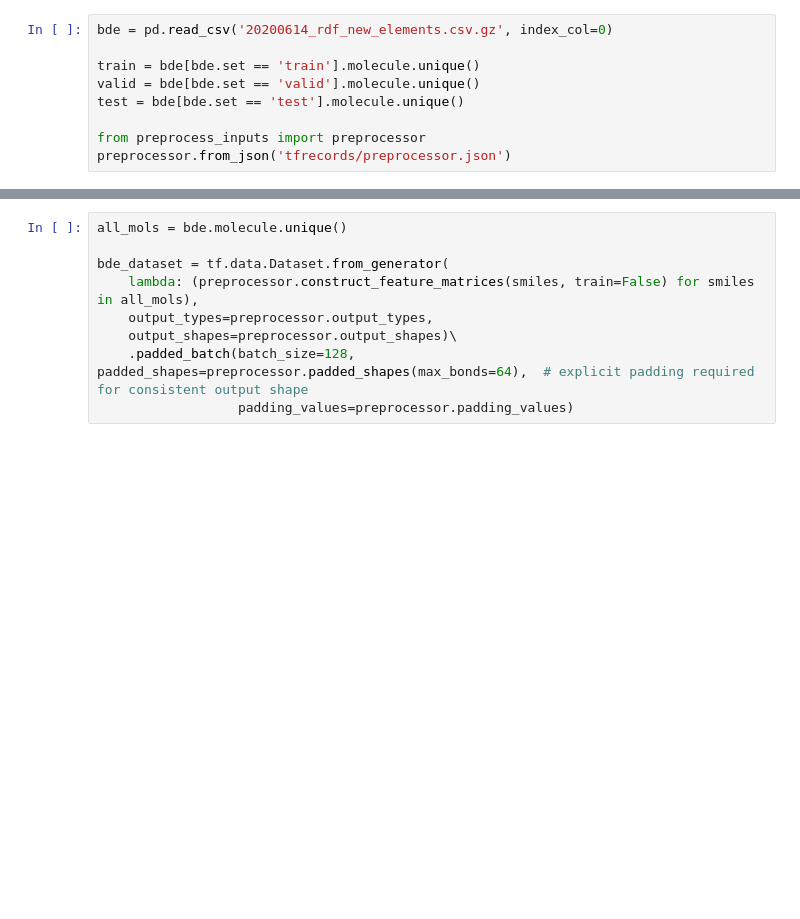
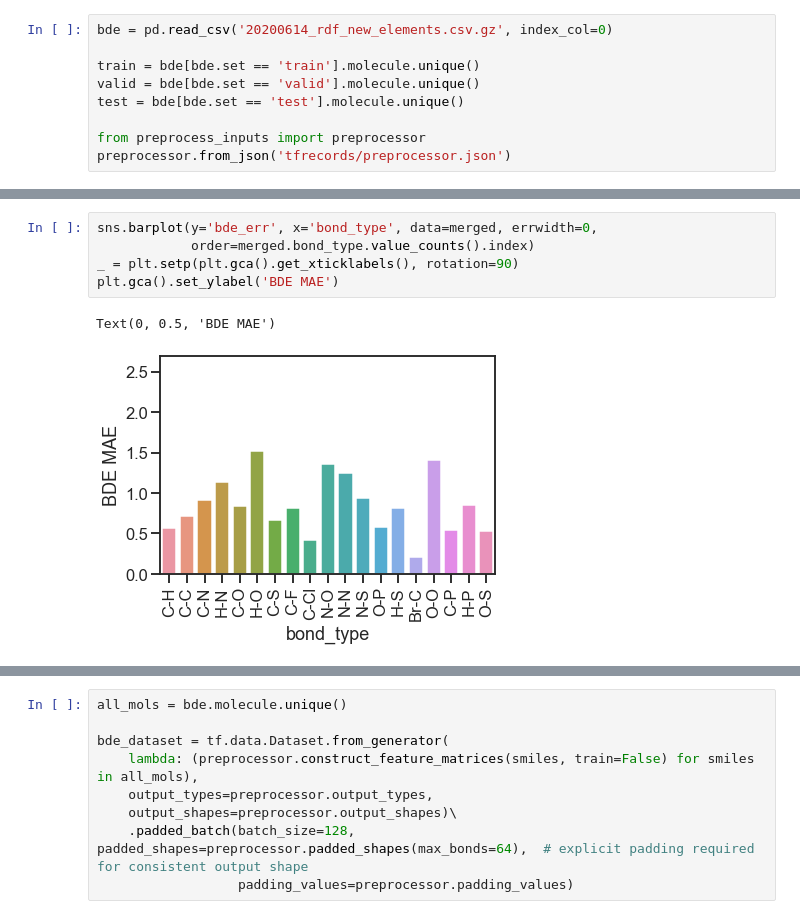
Before and after one commit to pstjohn/bde_tf2, a Jupyter notebook: plot_test.ipynb, the cells around one changed output, grey strips where cells are left out. Saved outputs shown, nothing was run; the diff lists cells and outputs as text; blank space fills up the shorter version.

```diff
--- a/plot_test.ipynb
+++ b/plot_test.ipynb
@@ -90,0 +100,8 @@ np.nanmean(np.abs(predicted_bdes - pivot_bdes))
+# %%
+sns.barplot(y='bde_err', x='bond_type', data=merged, errwidth=0,
+            order=merged.bond_type.value_counts().index)
+_ = plt.setp(plt.gca().get_xticklabels(), rotation=90)
+plt.gca().set_ylabel('BDE MAE')
+# %% [output]
+Text(0, 0.5, 'BDE MAE')
+[figure, added]
```
Also changed, not shown: parts of 45 cells of this notebook, 15 other files.
